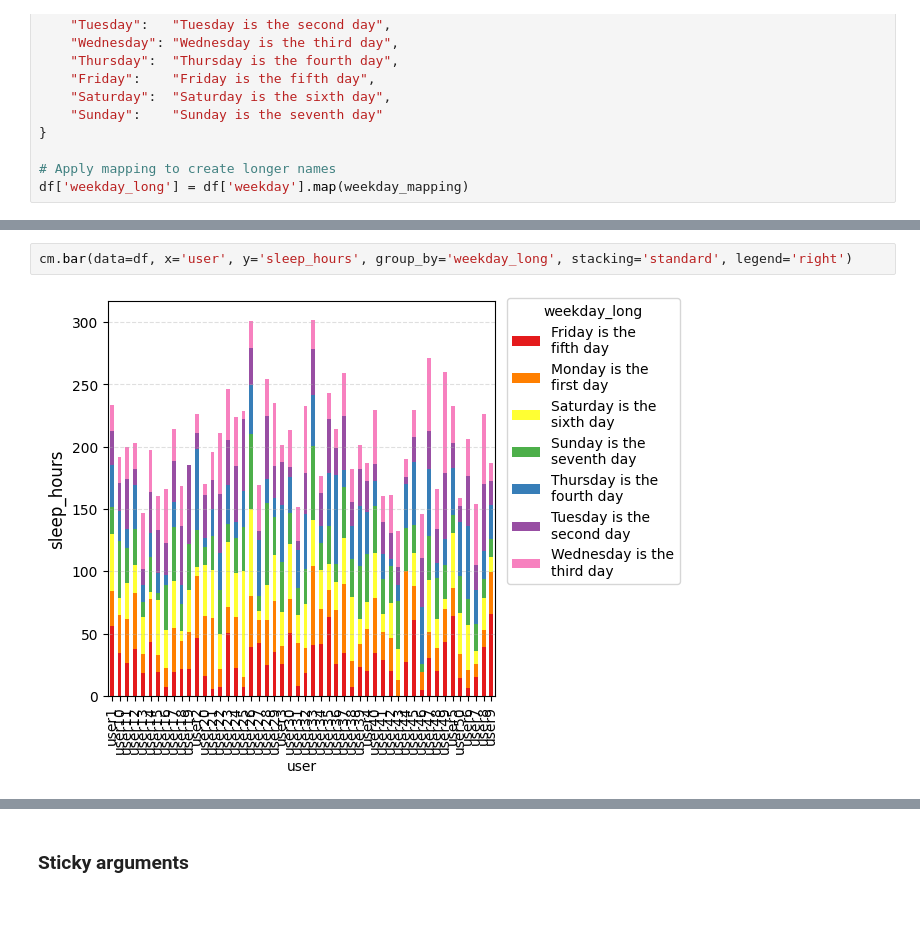
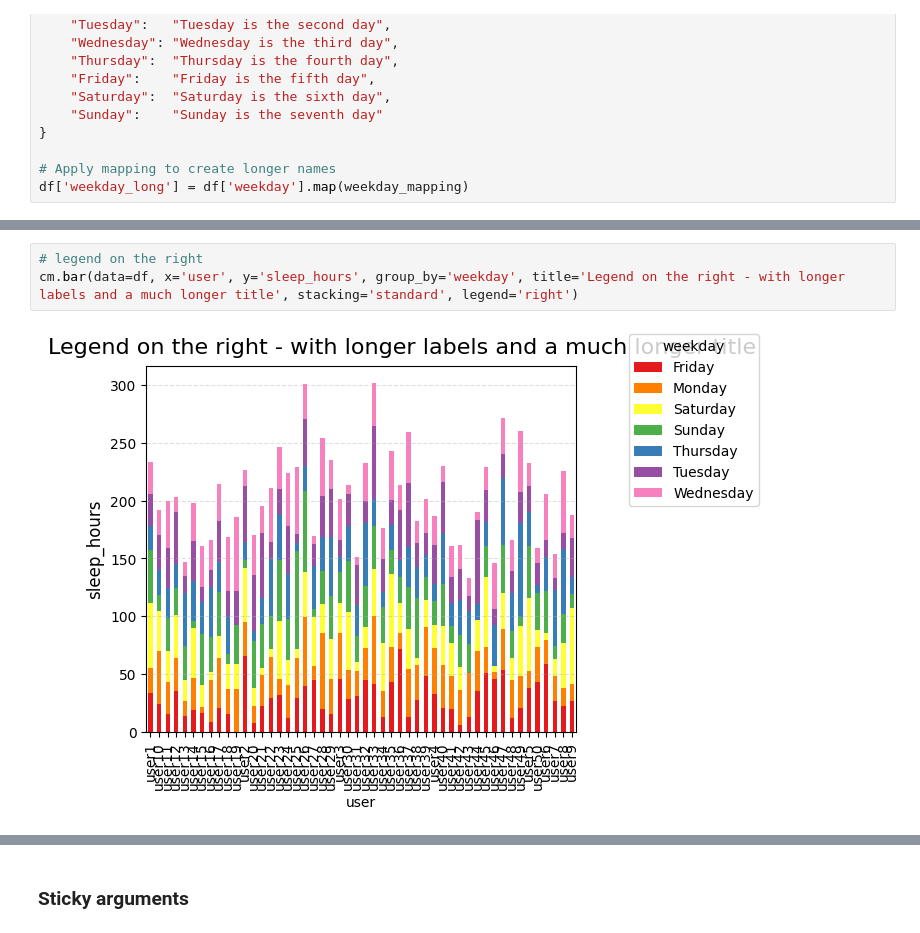
Before and after one commit to alextgould/lazychart, a Jupyter notebook: examples/demo_usage.ipynb, the cells around one changed output, grey strips where cells are left out. Saved outputs shown, nothing was run; the diff lists cells and outputs as text.

```diff
--- a/examples/demo_usage.ipynb
+++ b/examples/demo_usage.ipynb
@@ -66,4 +86,5 @@ cm.bar(data=df, x='user', y='sleep_hours', group_by='weekday_long', stacking='st
 # %%
-cm.bar(data=df, x='user', y='sleep_hours', group_by='weekday_long', stacking='standard', legend='right')
+# legend on the right
+cm.bar(data=df, x='user', y='sleep_hours', group_by='weekday', title='Legend on the right - with longer labels and a much longer title', stacking='standard', legend='right')
 # %% [output]
-[figure, old version]
+[figure, new version]
```
Also changed, not shown: parts of 19 cells of this notebook, 1 other file.
